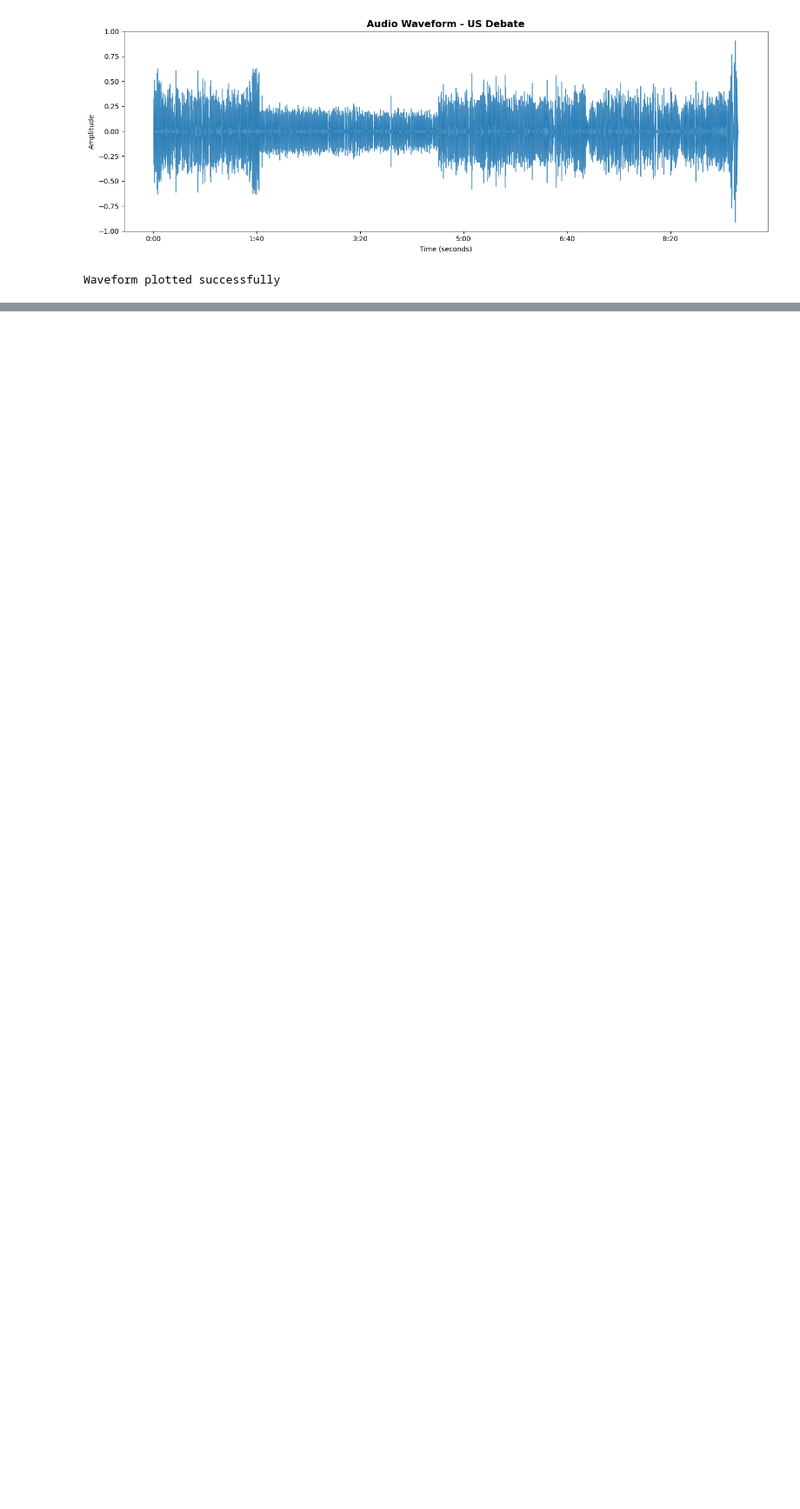
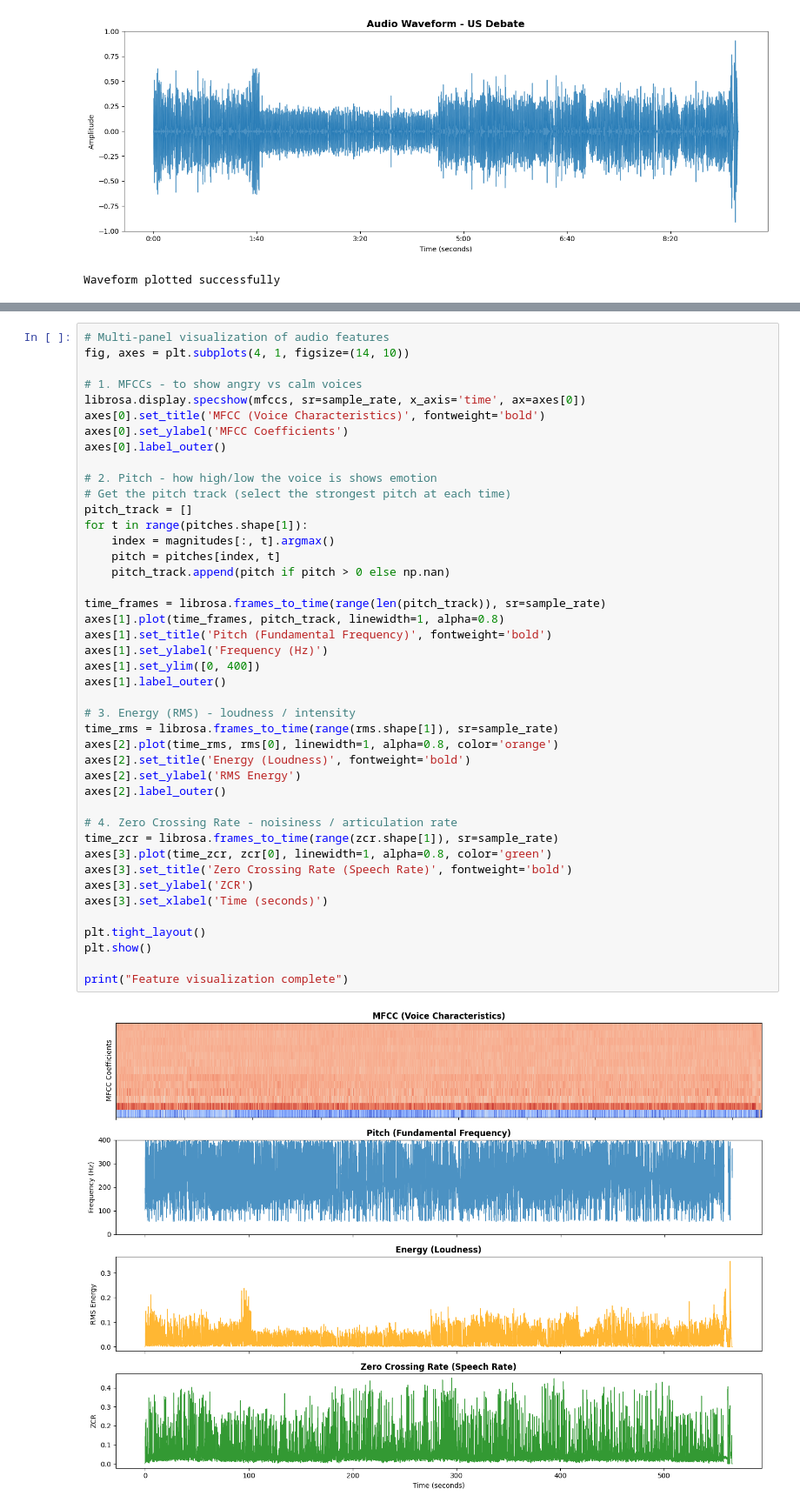
Before and after one commit to norakeavney/SpeakSense, a Jupyter notebook: speechlab/emotion_detection.ipynb, the cells around one changed output, grey strips where cells are left out. Shown: that part at 87% size. Drawn from its saved outputs; the diff is of its cells as text; blank space fills up the shorter version.

Commit message:
Visualisation charts created

```diff
--- a/speechlab/emotion_detection.ipynb
+++ b/speechlab/emotion_detection.ipynb
@@ -114,0 +167,45 @@ Waveform plotted successfully
+# %%
+# Multi-panel visualization of audio features
+fig, axes = plt.subplots(4, 1, figsize=(14, 10))
+
+# 1. MFCCs - to show angry vs calm voices
+librosa.display.specshow(mfccs, sr=sample_rate, x_axis='time', ax=axes[0])
+axes[0].set_title('MFCC (Voice Characteristics)', fontweight='bold')
+axes[0].set_ylabel('MFCC Coefficients')
+axes[0].label_outer()
+
+# 2. Pitch - how high/low the voice is shows emotion
+# Get the pitch track (select the strongest pitch at each time)
+pitch_track = []
+for t in range(pitches.shape[1]):
+    index = magnitudes[:, t].argmax()
+    pitch = pitches[index, t]
+    pitch_track.append(pitch if pitch > 0 else np.nan)
+
+time_frames = librosa.frames_to_time(range(len(pitch_track)), sr=sample_rate)
+axes[1].plot(time_frames, pitch_track, linewidth=1, alpha=0.8)
+axes[1].set_title('Pitch (Fundamental Frequency)', fontweight='bold')
+axes[1].set_ylabel('Frequency (Hz)')
+axes[1].set_ylim([0, 400])
+axes[1].label_outer()
+
+# 3. Energy (RMS) - loudness / intensity
+time_rms = librosa.frames_to_time(range(rms.shape[1]), sr=sample_rate)
+axes[2].plot(time_rms, rms[0], linewidth=1, alpha=0.8, color='orange')
+axes[2].set_title('Energy (Loudness)', fontweight='bold')
+axes[2].set_ylabel('RMS Energy')
+axes[2].label_outer()
+
+# 4. Zero Crossing Rate - noisiness / articulation rate
+time_zcr = librosa.frames_to_time(range(zcr.shape[1]), sr=sample_rate)
+axes[3].plot(time_zcr, zcr[0], linewidth=1, alpha=0.8, color='green')
+axes[3].set_title('Zero Crossing Rate (Speech Rate)', fontweight='bold')
+axes[3].set_ylabel('ZCR')
+axes[3].set_xlabel('Time (seconds)')
+
+plt.tight_layout()
+plt.show()
+
+print("Feature visualization complete")
+# %% [output]
+[figure, added]
```
Also changed, not shown: parts of 4 cells of this notebook.
